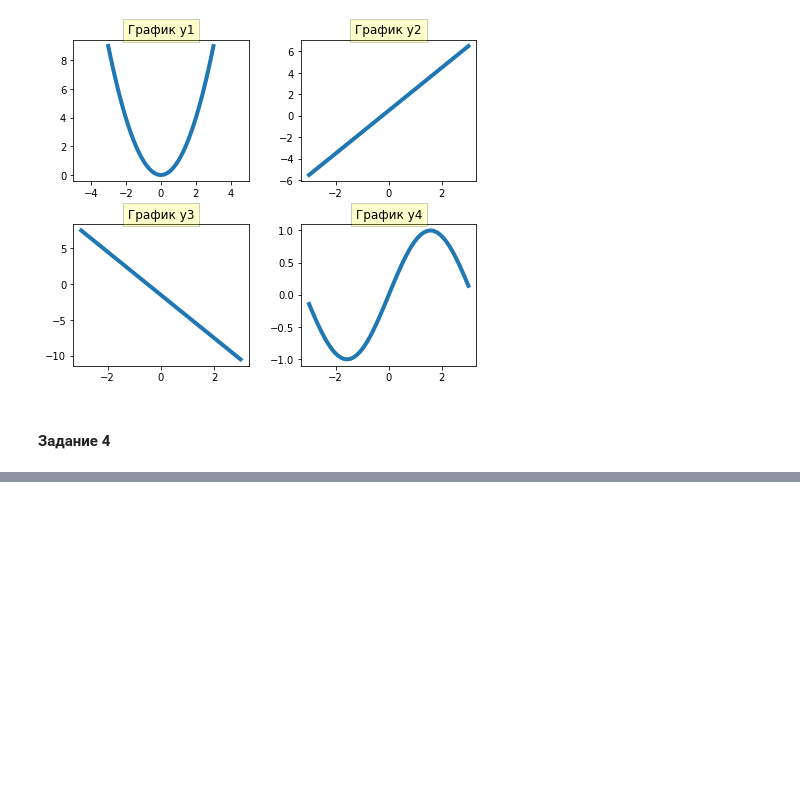
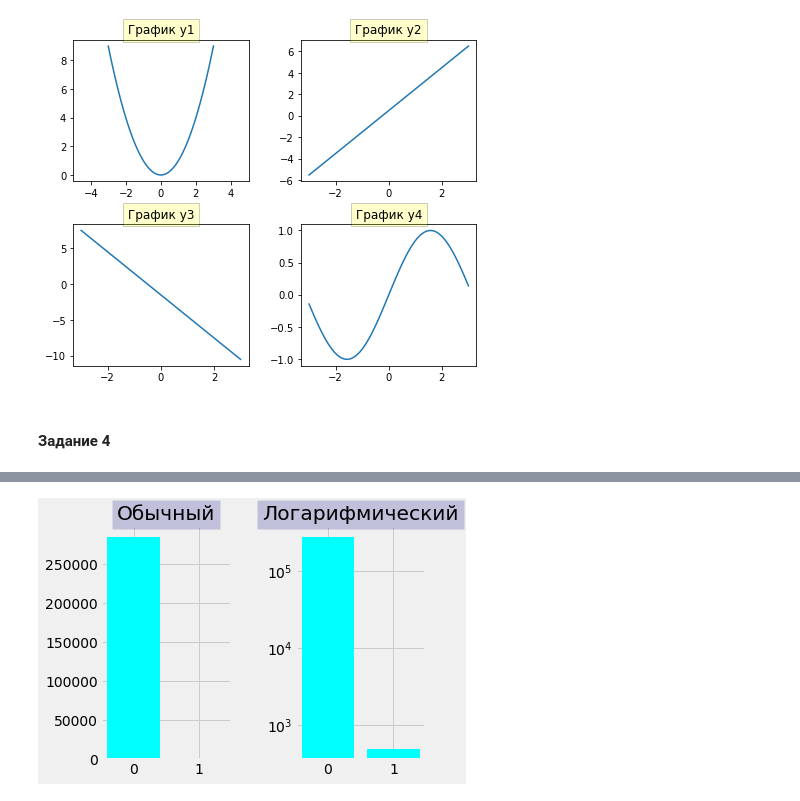
Before and after one commit to comrade747/python, a Jupyter notebook: Lesson4.ipynb, the cells around one changed output, grey strips where cells are left out. Drawn from its saved outputs; the diff is of its cells as text; code cells hidden in the pictures; blank space fills up the shorter version.

```diff
--- a/Lesson4.ipynb
+++ b/Lesson4.ipynb
@@ -85,0 +85,28 @@ plt.show()
+# %%
+DATASET_PATH = 'c:\\Users\\andre\\source\\repos\\python\\DataScience\\creditcard.csv'
+df = pd.read_csv(DATASET_PATH)
+# %%
+idx = pd.Index(df.Class)
+x = np.array([0, 1])
+y = idx.value_counts().to_numpy()
+# %%
+plt.style.use('fivethirtyeight')
+
+fig, (ax1, ax2) = plt.subplots(1, 2, figsize=(6, 4))
+fig.subplots_adjust(left=0.2, wspace=0.5)
+box = dict(facecolor='darkblue', pad=5, alpha=0.2)
+
+ax1.bar(x,
+       y,
+       color='cyan')
+ax1.set_title('Обычный', bbox=box)
+
+ax2.bar(x,
+       y,
+       color='cyan')
+ax2.set_yscale('log')
+ax2.set_title('Логарифмический', bbox=box)
+
+plt.show()
+# %% [output]
+[figure, added]
```
Also changed, not shown: parts of 3 cells of this notebook.
